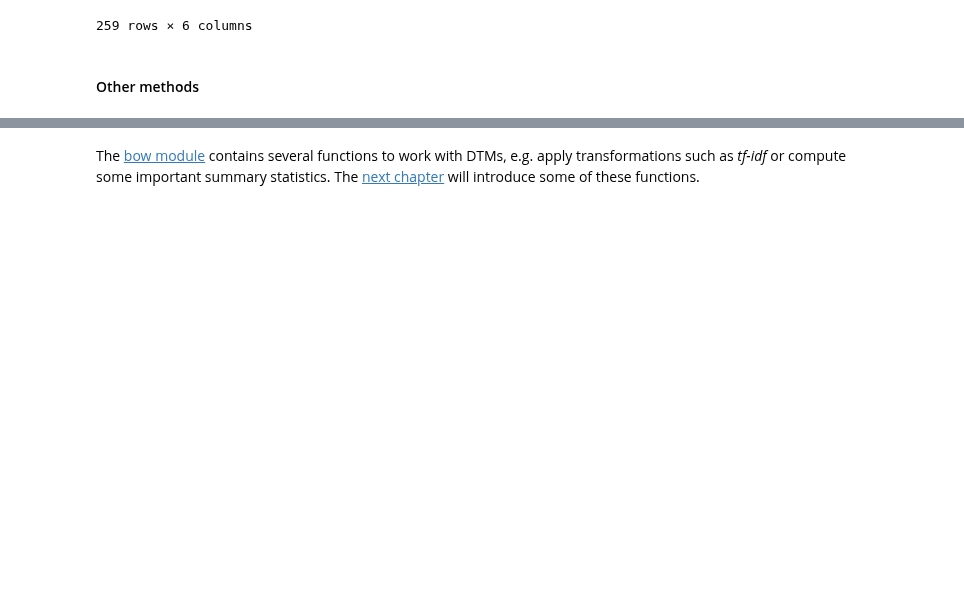
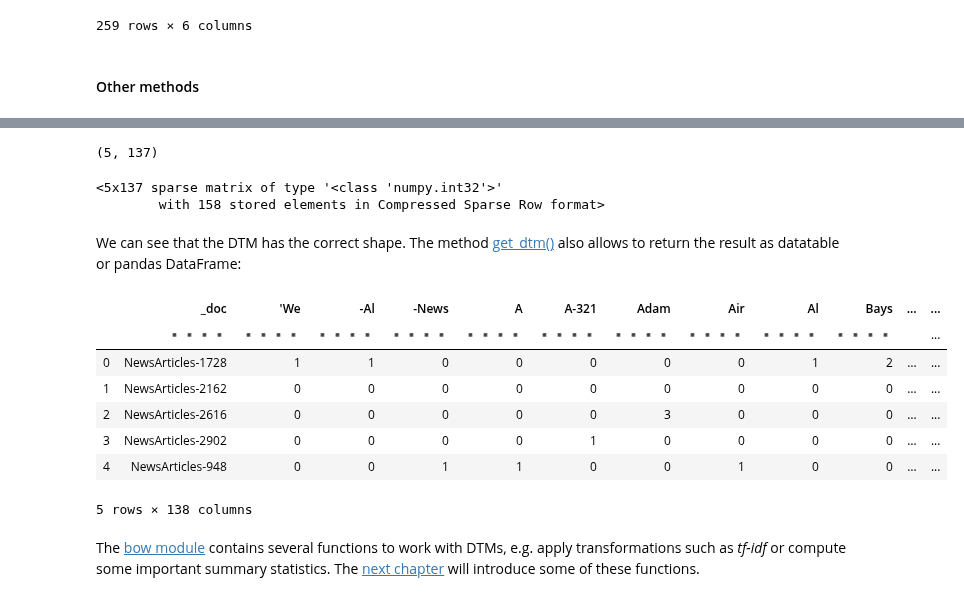
Before and after one commit to WZBSocialScienceCenter/tmtoolkit, a Jupyter notebook: doc/source/preprocessing.ipynb, the cells around one changed output, grey strips where cells are left out. Drawn from its saved outputs; the diff is of its cells as text; code cells hidden in the pictures; blank space fills up the shorter version.

```diff
--- a/doc/source/preprocessing.ipynb
+++ b/doc/source/preprocessing.ipynb
@@ -1646,2 +1633,25 @@ dtm
+# %%
+(preproc_small.n_docs, len(preproc_small.vocabulary))
+# %% [output]
+(5, 137)
+# %%
+dtm_small = preproc_small.dtm
+dtm_small
+# %% [output]
+<5x137 sparse matrix of type '<class 'numpy.int32'>'
+        with 158 stored elements in Compressed Sparse Row format>
+# %% [markdown]
+We can see that the DTM has the correct shape. The method [get_dtm()](api.rst#tmtoolkit.preprocess.TMPreproc.get_dtm) also allows to return the result as datatable or pandas DataFrame:
+# %%
+preproc_small.get_dtm(as_data_table=True)
+# %% [output]
+|  | _doc | 'We | -Al | -News | A | A-321 | Adam | Air | Al | Bays | … | ... |
+|  | ▪▪▪▪ | ▪▪▪▪ | ▪▪▪▪ | ▪▪▪▪ | ▪▪▪▪ | ▪▪▪▪ | ▪▪▪▪ | ▪▪▪▪ | ▪▪▪▪ | ▪▪▪▪ |  | ... |
+| 0 | NewsArticles-1728 | 1 | 1 | 0 | 0 | 0 | 0 | 0 | 1 | 2 | … | ... |
+| 1 | NewsArticles-2162 | 0 | 0 | 0 | 0 | 0 | 0 | 0 | 0 | 0 | … | ... |
+| 2 | NewsArticles-2616 | 0 | 0 | 0 | 0 | 0 | 3 | 0 | 0 | 0 | … | ... |
+| 3 | NewsArticles-2902 | 0 | 0 | 0 | 0 | 1 | 0 | 0 | 0 | 0 | … | ... |
+| 4 | NewsArticles-948 | 0 | 0 | 1 | 1 | 0 | 0 | 1 | 0 | 0 | … | ... |
+5 rows × 138 columns
 # %% [markdown]
 The [bow module](api.rst#tmtoolkit-bow) contains several functions to work with DTMs, e.g. apply transformations such as *tf-idf* or compute some important summary statistics. The [next chapter](bow.ipynb) will introduce some of these functions.
```
Also changed, not shown: parts of 53 cells of this notebook, 2 other files.
